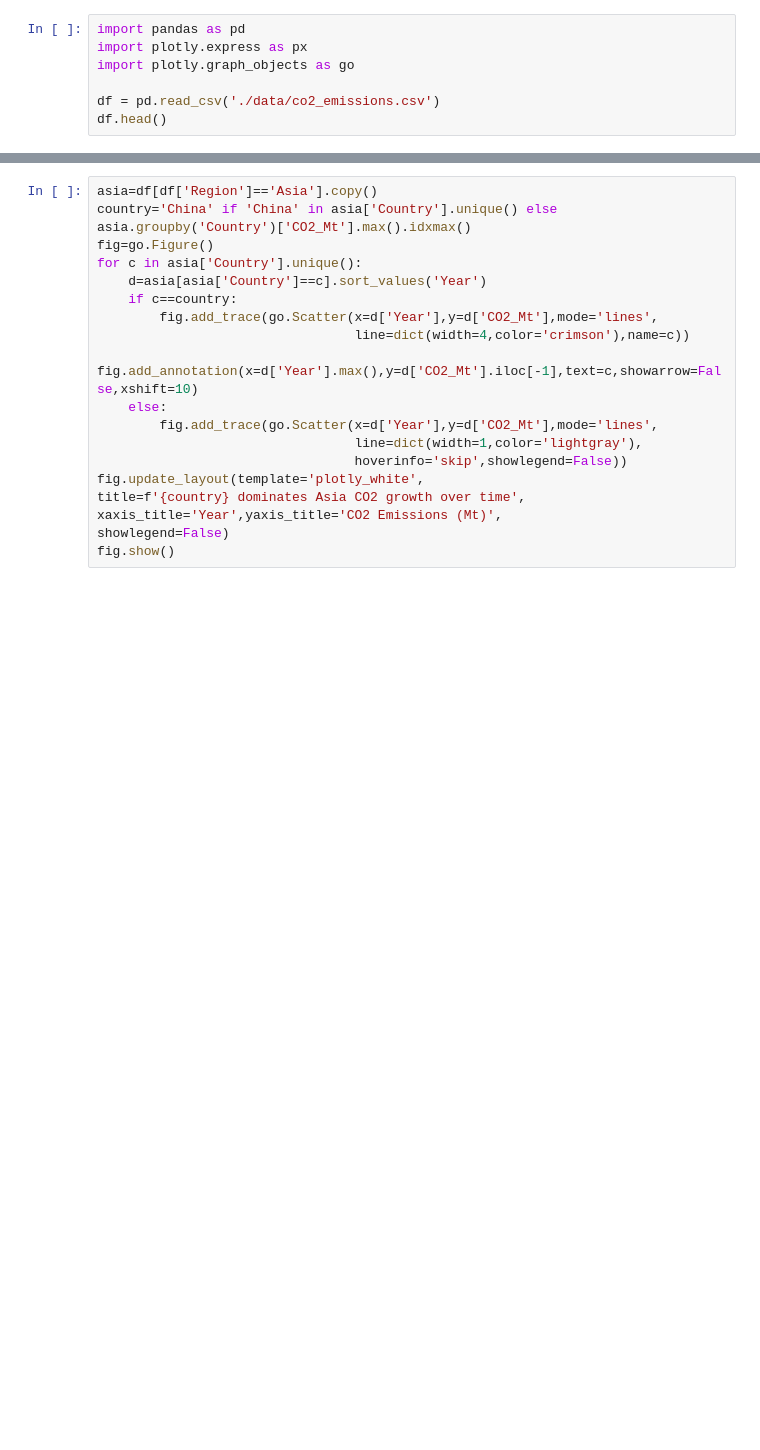
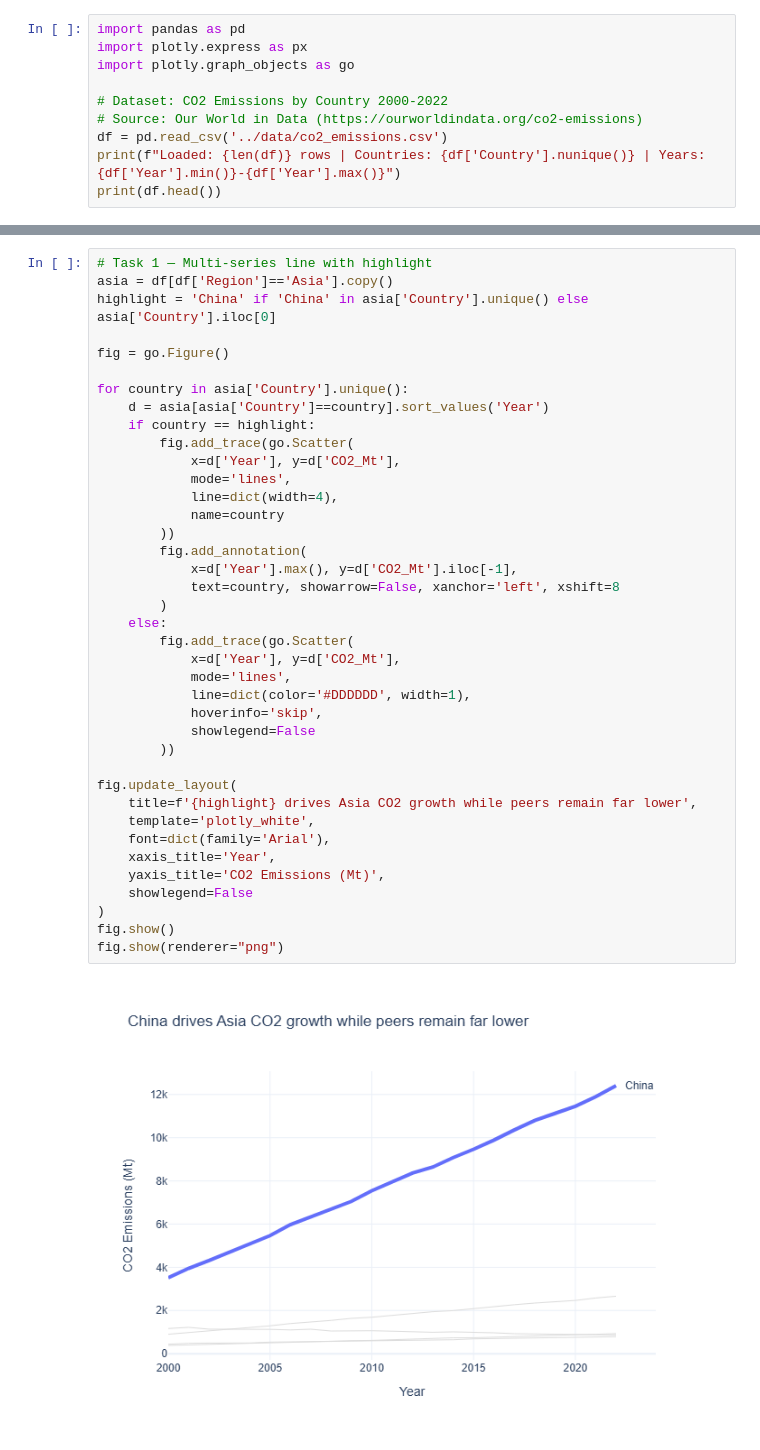
Before and after one commit to Alok-LOKI/dataviz-exercises-ALOK-SALI-46854973, a Jupyter notebook: week03/lecture03_exercise alok.ipynb, the cells around one changed output, grey strips where cells are left out. Drawn from its saved outputs; the diff is of its cells as text; blank space fills up the shorter version.

Commit message:
week03 improved charts

```diff
--- a/week03/lecture03_exercise alok.ipynb
+++ b/week03/lecture03_exercise alok.ipynb
@@ -6,5 +14,8 @@ import pandas as pd
 import plotly.express as px
 import plotly.graph_objects as go
 
-df = pd.read_csv('./data/co2_emissions.csv')
-df.head()
+# Dataset: CO2 Emissions by Country 2000-2022
+# Source: Our World in Data (https://ourworldindata.org/co2-emissions)
+df = pd.read_csv('../data/co2_emissions.csv')
+print(f"Loaded: {len(df)} rows | Countries: {df['Country'].nunique()} | Years: {df['Year'].min()}-{df['Year'].max()}")
+print(df.head())
@@ -13,19 +69,41 @@ df.head()
 # %%
-asia=df[df['Region']=='Asia'].copy()
-country='China' if 'China' in asia['Country'].unique() else asia.groupby('Country')['CO2_Mt'].max().idxmax()
-fig=go.Figure()
-for c in asia['Country'].unique():
-    d=asia[asia['Country']==c].sort_values('Year')
-    if c==country:
-        fig.add_trace(go.Scatter(x=d['Year'],y=d['CO2_Mt'],mode='lines',
-                                 line=dict(width=4,color='crimson'),name=c))
-        fig.add_annotation(x=d['Year'].max(),y=d['CO2_Mt'].iloc[-1],text=c,showarrow=False,xshift=10)
+# Task 1 — Multi-series line with highlight
+asia = df[df['Region']=='Asia'].copy()
+highlight = 'China' if 'China' in asia['Country'].unique() else asia['Country'].iloc[0]
+
+fig = go.Figure()
+
+for country in asia['Country'].unique():
+    d = asia[asia['Country']==country].sort_values('Year')
+    if country == highlight:
+        fig.add_trace(go.Scatter(
+            x=d['Year'], y=d['CO2_Mt'],
+            mode='lines',
+            line=dict(width=4),
+            name=country
+        ))
+        fig.add_annotation(
+            x=d['Year'].max(), y=d['CO2_Mt'].iloc[-1],
+            text=country, showarrow=False, xanchor='left', xshift=8
+        )
     else:
-        fig.add_trace(go.Scatter(x=d['Year'],y=d['CO2_Mt'],mode='lines',
-                                 line=dict(width=1,color='lightgray'),
-                                 hoverinfo='skip',showlegend=False))
-fig.update_layout(template='plotly_white',
-title=f'{country} dominates Asia CO2 growth over time',
-xaxis_title='Year',yaxis_title='CO2 Emissions (Mt)',
-showlegend=False)
+        fig.add_trace(go.Scatter(
+            x=d['Year'], y=d['CO2_Mt'],
+            mode='lines',
+            line=dict(color='#DDDDDD', width=1),
+            hoverinfo='skip',
+            showlegend=False
+        ))
+
+fig.update_layout(
+    title=f'{highlight} drives Asia CO2 growth while peers remain far lower',
+    template='plotly_white',
+    font=dict(family='Arial'),
+    xaxis_title='Year',
+    yaxis_title='CO2 Emissions (Mt)',
+    showlegend=False
+)
 fig.show()
+fig.show(renderer="png")
+# %% [output]
+[figure, added]
```
Also changed, not shown: parts of 9 cells of this notebook.
